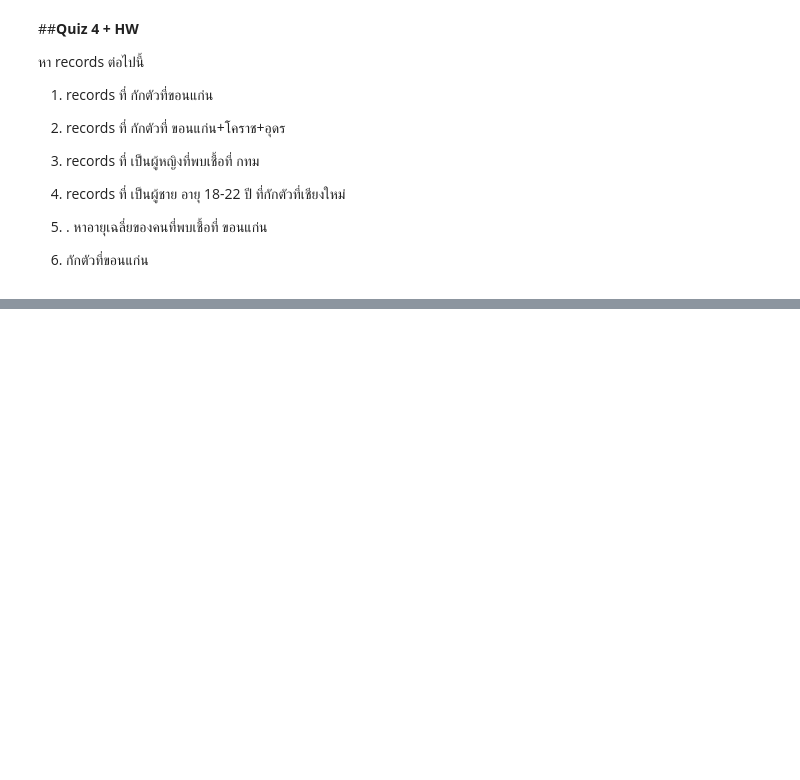
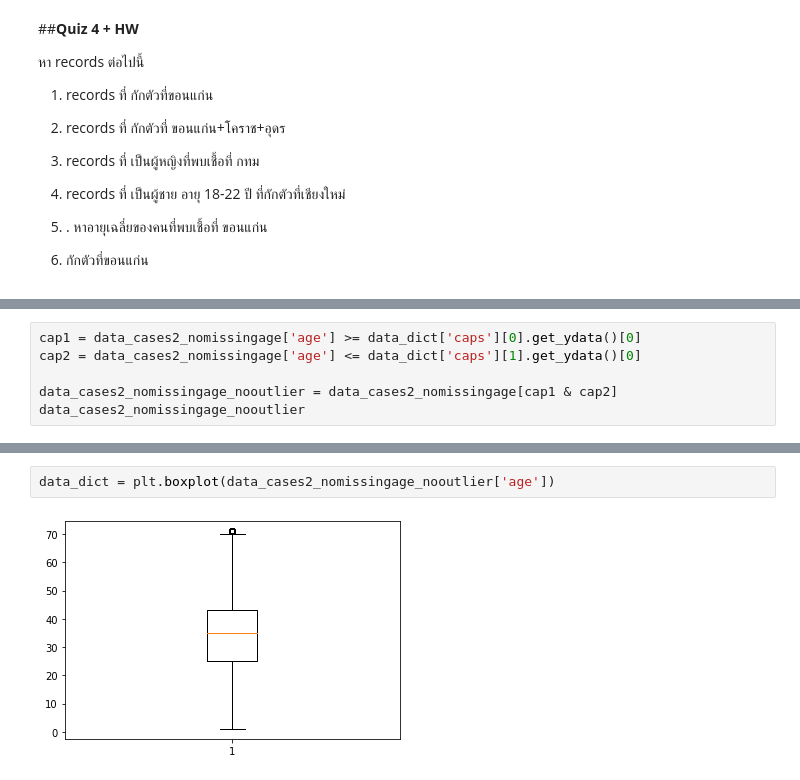
Before and after one commit to nualpair/DWDM21, a Jupyter notebook: Data_Preprocessing_(Chapter3).ipynb, the cells around one changed output, grey strips where cells are left out. Saved outputs shown, nothing was run; the diff lists cells and outputs as text; blank space fills up the shorter version.

```diff
--- a/Data_Preprocessing_(Chapter3).ipynb
+++ b/Data_Preprocessing_(Chapter3).ipynb
@@ -736,0 +1002,6 @@ dtype: float64
+# %%
+cap1 = data_cases2_nomissingage['age'] >= data_dict['caps'][0].get_ydata()[0]
+cap2 = data_cases2_nomissingage['age'] <= data_dict['caps'][1].get_ydata()[0]
+
+data_cases2_nomissingage_nooutlier = data_cases2_nomissingage[cap1 & cap2]
+data_cases2_nomissingage_nooutlier
@@ -736,0 +1022,4 @@ dtype: float64
+# %%
+data_dict = plt.boxplot(data_cases2_nomissingage_nooutlier['age'])
+# %% [output]
+[figure, added]
```
Also changed, not shown: parts of 56 cells of this notebook.
